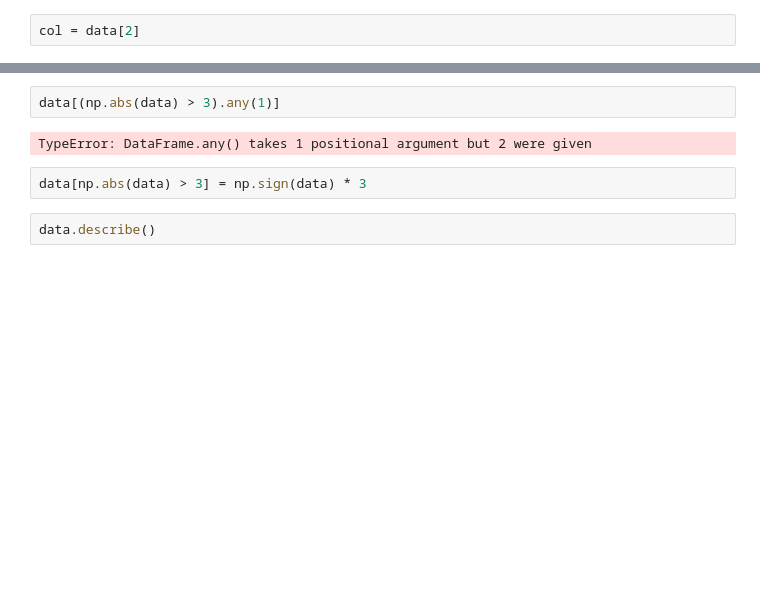
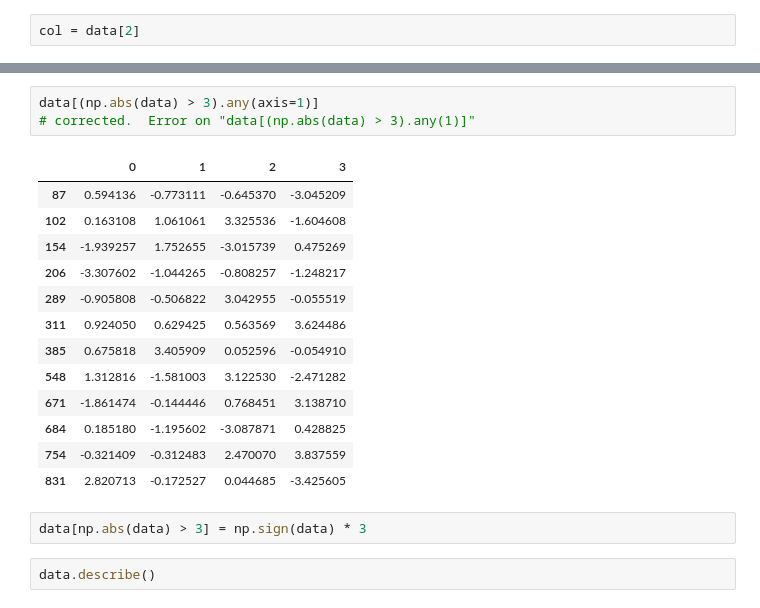
Before and after one commit to nathaneckel/WesCh678, a Jupyter notebook: Chapter7WorkAlong.ipynb, the cells around one changed output, grey strips where cells are left out. Cells and saved outputs as stored; diff of their text form; blank space fills up the shorter version.

Commit message:
weird silly errors with ch 8

```diff
--- a/Chapter7WorkAlong.ipynb
+++ b/Chapter7WorkAlong.ipynb
@@ -526,8 +529,21 @@ col[np.abs(col) > 3]
 Name: 2, dtype: float64
 # %%
-data[(np.abs(data) > 3).any(1)]
+data[(np.abs(data) > 3).any(axis=1)]
+# corrected.  Error on "data[(np.abs(data) > 3).any(1)]"
 # %% [output]
-TypeError: DataFrame.any() takes 1 positional argument but 2 were given
+|  | 0 | 1 | 2 | 3 |
+| 87 | 0.594136 | -0.773111 | -0.645370 | -3.045209 |
+| 102 | 0.163108 | 1.061061 | 3.325536 | -1.604608 |
+| 154 | -1.939257 | 1.752655 | -3.015739 | 0.475269 |
+| 206 | -3.307602 | -1.044265 | -0.808257 | -1.248217 |
+| 289 | -0.905808 | -0.506822 | 3.042955 | -0.055519 |
+| 311 | 0.924050 | 0.629425 | 0.563569 | 3.624486 |
+| 385 | 0.675818 | 3.405909 | 0.052596 | -0.054910 |
+| 548 | 1.312816 | -1.581003 | 3.122530 | -2.471282 |
+| 671 | -1.861474 | -0.144446 | 0.768451 | 3.138710 |
+| 684 | 0.185180 | -1.195602 | -3.087871 | 0.428825 |
+| 754 | -0.321409 | -0.312483 | 2.470070 | 3.837559 |
+| 831 | 2.820713 | -0.172527 | 0.044685 | -3.425605 |
 # %%
 data[np.abs(data) > 3] = np.sign(data) * 3
 # %%
```
Also changed, not shown: parts of 27 cells of this notebook, 3 other files.
